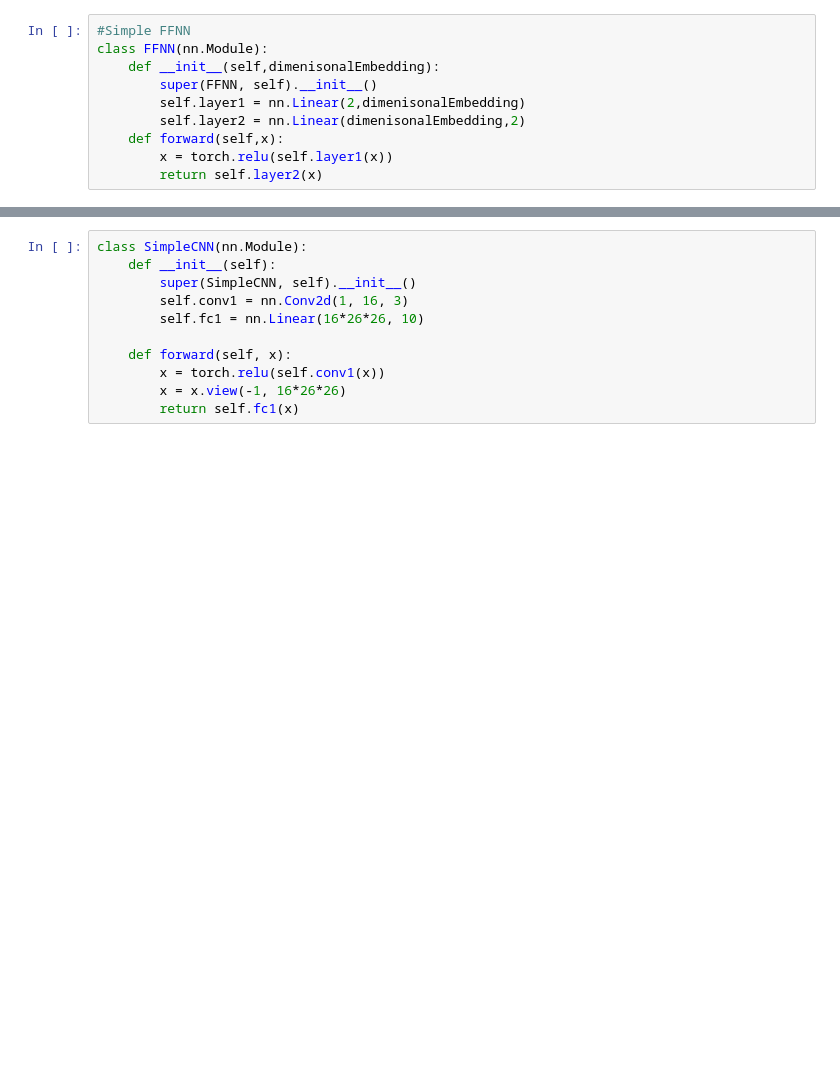
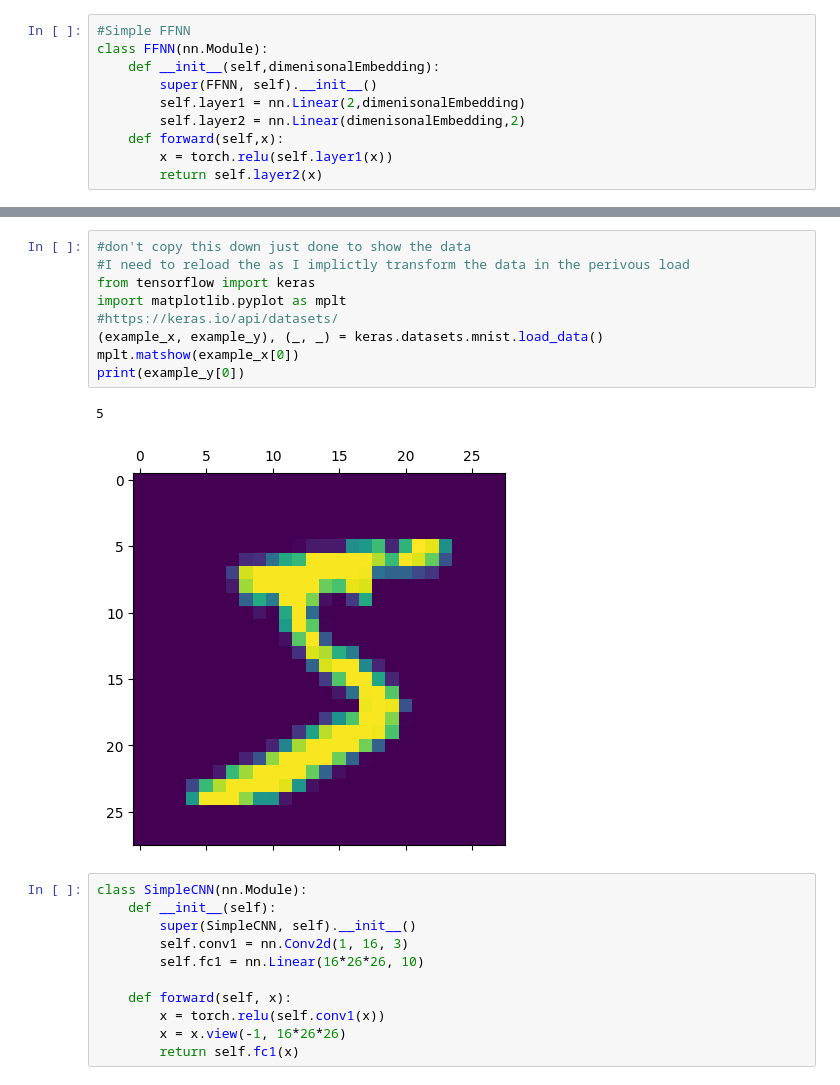
Before and after one commit to nrkraabel/TensorFlow-PytorchDemo, a Jupyter notebook: PytorchDemo.ipynb, the cells around one changed output, grey strips where cells are left out. Saved outputs shown, nothing was run; the diff lists cells and outputs as text; blank space fills up the shorter version.

```diff
--- a/PytorchDemo.ipynb
+++ b/PytorchDemo.ipynb
@@ -138,3 +125,15 @@ Extracting ./data\MNIST\raw\t10k-labels-idx1-ubyte.gz to ./data\MNIST\raw
+# %%
+#don't copy this down just done to show the data
+#I need to reload the as I implictly transform the data in the perivous load
+from tensorflow import keras
+import matplotlib.pyplot as mplt
+#https://keras.io/api/datasets/
+(example_x, example_y), (_, _) = keras.datasets.mnist.load_data()
+mplt.matshow(example_x[0])
+print(example_y[0])
+# %% [output]
+5
+[figure, added]
 # %%
 class SimpleCNN(nn.Module):
     def __init__(self):
```
Also changed, not shown: parts of 10 cells of this notebook, 3 other files.
